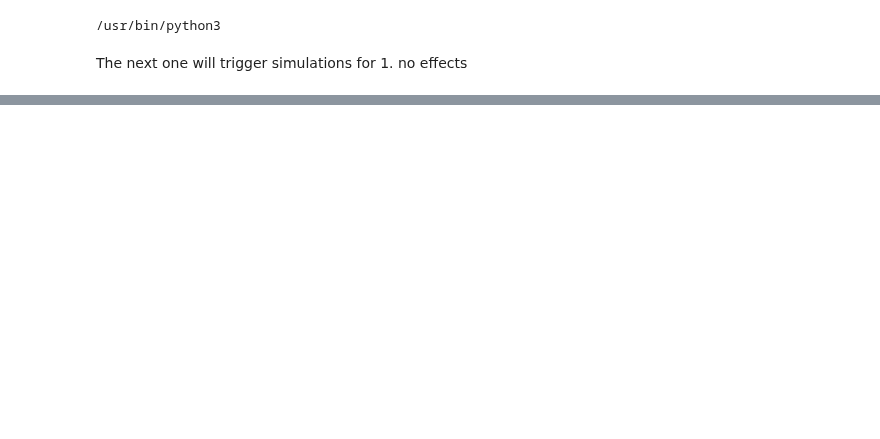
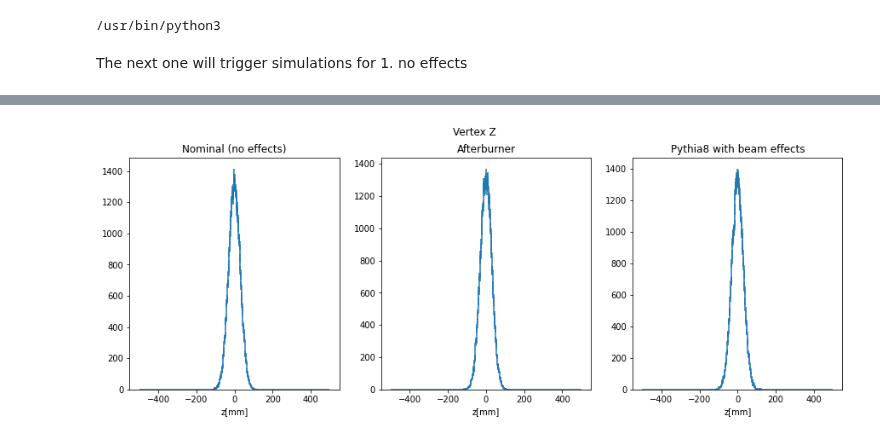
Before and after one commit to eic/afterburner, a Jupyter notebook: python/comparison.ipynb, the cells around one changed output, grey strips where cells are left out. Saved outputs shown, nothing was run; the diff lists cells and outputs as text; code cells hidden in the pictures; blank space fills up the shorter version.

```diff
--- a/python/comparison.ipynb
+++ b/python/comparison.ipynb
@@ -172,0 +185,4 @@ compare_2d_plots('partPhiVsEta', 'Phi vs Eta comparison', 'Eta', 'Phi')
+# %%
+compare_1d("vtxZ", "Vertex Z", "z[mm]", "")
+# %% [output]
+[figure, added]
```
Also changed, not shown: parts of 17 cells of this notebook, 3 other files.
